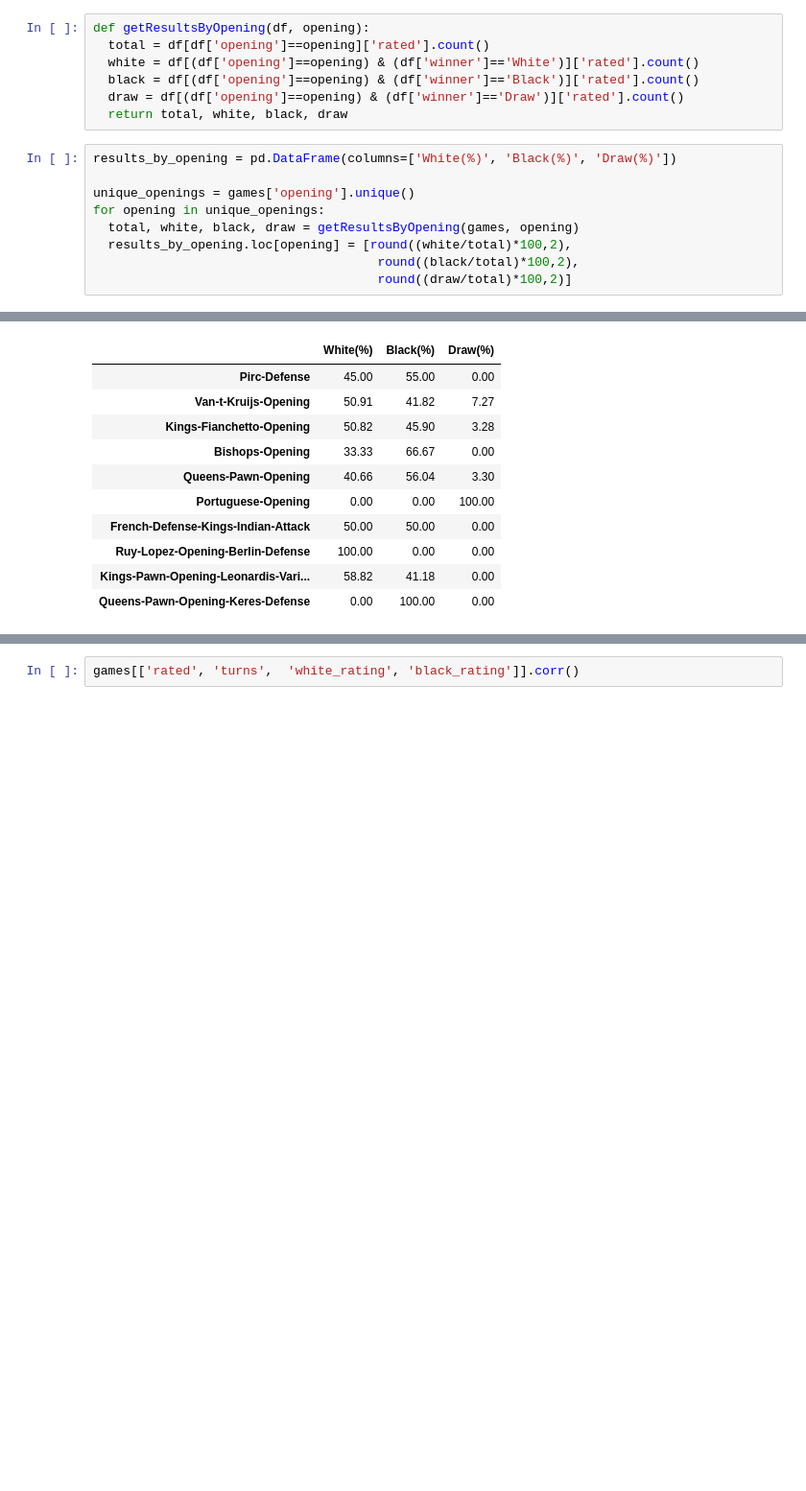
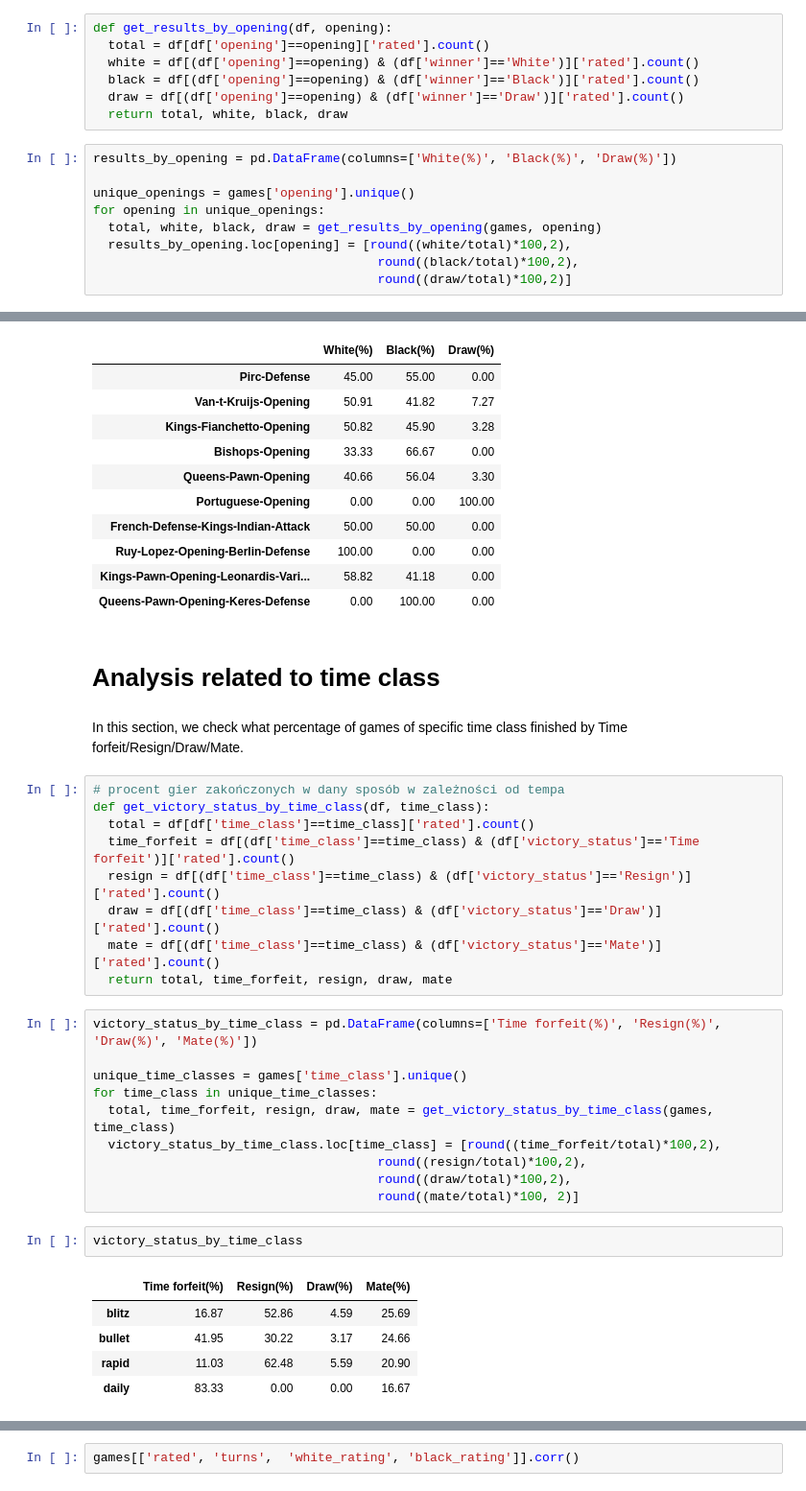
Before and after one commit to adpawel/chess-games-analysis, a Jupyter notebook: eda.ipynb, the cells around one changed output, grey strips where cells are left out. Shown at 96% size. Drawn from its saved outputs; the diff is of its cells as text; blank space fills up the shorter version.

```diff
--- a/eda.ipynb
+++ b/eda.ipynb
@@ -114,5 +159,5 @@ top_10_openings[(top_10_openings['opening'] == 'Sicilian-Defense') &
 # %%
-def getResultsByOpening(df, opening):
+def get_results_by_opening(df, opening):
   total = df[df['opening']==opening]['rated'].count()
   white = df[(df['opening']==opening) & (df['winner']=='White')]['rated'].count()
   black = df[(df['opening']==opening) & (df['winner']=='Black')]['rated'].count()
@@ -123,7 +168,7 @@ results_by_opening = pd.DataFrame(columns=['White(%)', 'Black(%)', 'Draw(%)'])
 
 unique_openings = games['opening'].unique()
 for opening in unique_openings:
-  total, white, black, draw = getResultsByOpening(games, opening)
+  total, white, black, draw = get_results_by_opening(games, opening)
   results_by_opening.loc[opening] = [round((white/total)*100,2),
                                       round((black/total)*100,2),
                                       round((draw/total)*100,2)]
@@ -141,3 +186,34 @@ results_by_opening.head(10)
 | Ruy-Lopez-Opening-Berlin-Defense | 100.00 | 0.00 | 0.00 |
 | Kings-Pawn-Opening-Leonardis-Vari... | 58.82 | 41.18 | 0.00 |
 | Queens-Pawn-Opening-Keres-Defense | 0.00 | 100.00 | 0.00 |
+# %% [markdown]
+# Analysis related to time class
+# %% [markdown]
+In this section, we check what percentage of games of specific time class finished by Time forfeit/Resign/Draw/Mate.
+# %%
+# procent gier zakończonych w dany sposób w zależności od tempa
+def get_victory_status_by_time_class(df, time_class):
+  total = df[df['time_class']==time_class]['rated'].count()
+  time_forfeit = df[(df['time_class']==time_class) & (df['victory_status']=='Time forfeit')]['rated'].count()
+  resign = df[(df['time_class']==time_class) & (df['victory_status']=='Resign')]['rated'].count()
+  draw = df[(df['time_class']==time_class) & (df['victory_status']=='Draw')]['rated'].count()
+  mate = df[(df['time_class']==time_class) & (df['victory_status']=='Mate')]['rated'].count()
+  return total, time_forfeit, resign, draw, mate
+# %%
+victory_status_by_time_class = pd.DataFrame(columns=['Time forfeit(%)', 'Resign(%)', 'Draw(%)', 'Mate(%)'])
+
+unique_time_classes = games['time_class'].unique()
+for time_class in unique_time_classes:
+  total, time_forfeit, resign, draw, mate = get_victory_status_by_time_class(games, time_class)
+  victory_status_by_time_class.loc[time_class] = [round((time_forfeit/total)*100,2),
+                                      round((resign/total)*100,2),
+                                      round((draw/total)*100,2),
+                                      round((mate/total)*100, 2)]
+# %%
+victory_status_by_time_class
+# %% [output]
+|  | Time forfeit(%) | Resign(%) | Draw(%) | Mate(%) |
+| blitz | 16.87 | 52.86 | 4.59 | 25.69 |
+| bullet | 41.95 | 30.22 | 3.17 | 24.66 |
+| rapid | 11.03 | 62.48 | 5.59 | 20.90 |
+| daily | 83.33 | 0.00 | 0.00 | 16.67 |
```
Also changed, not shown: parts of 20 cells of this notebook.
